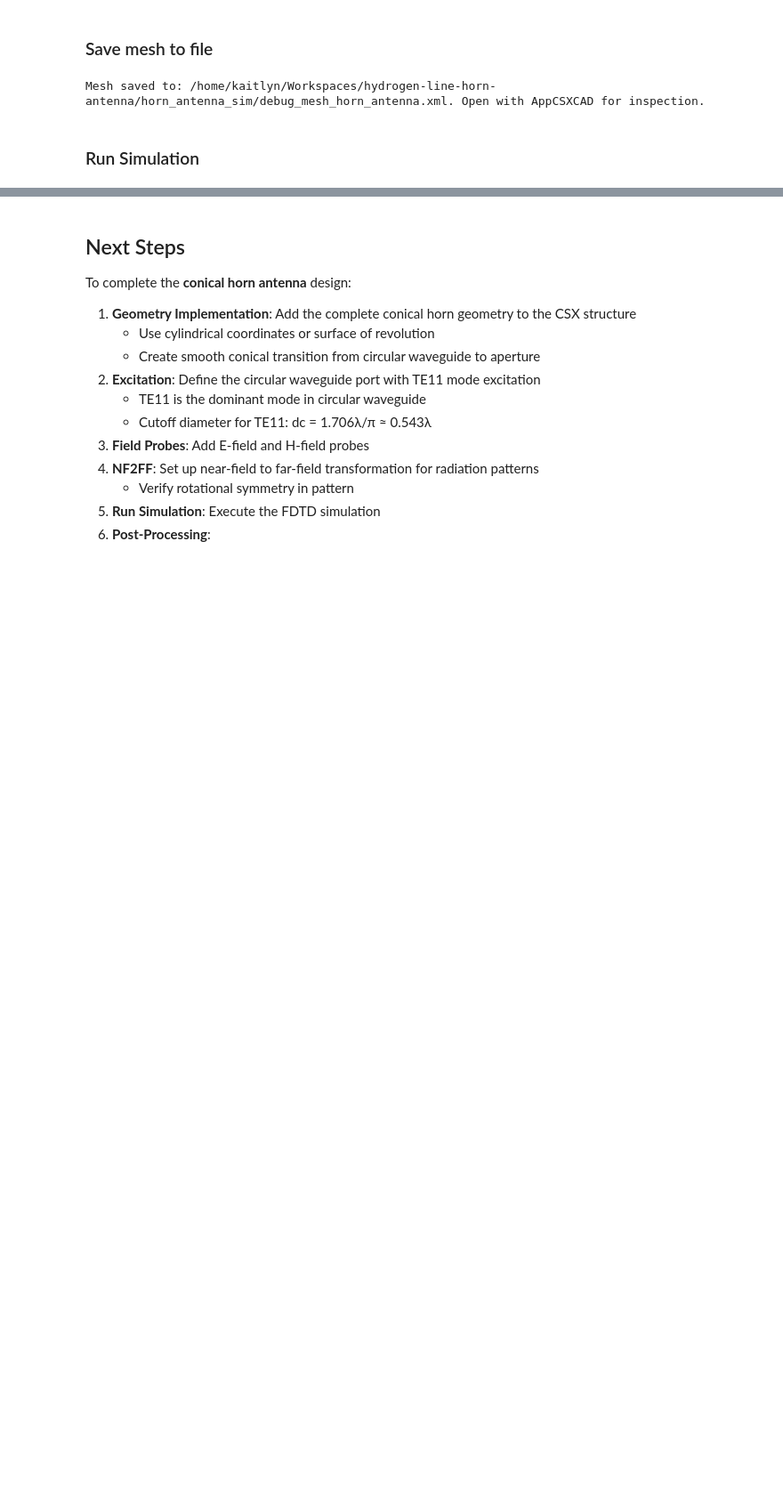
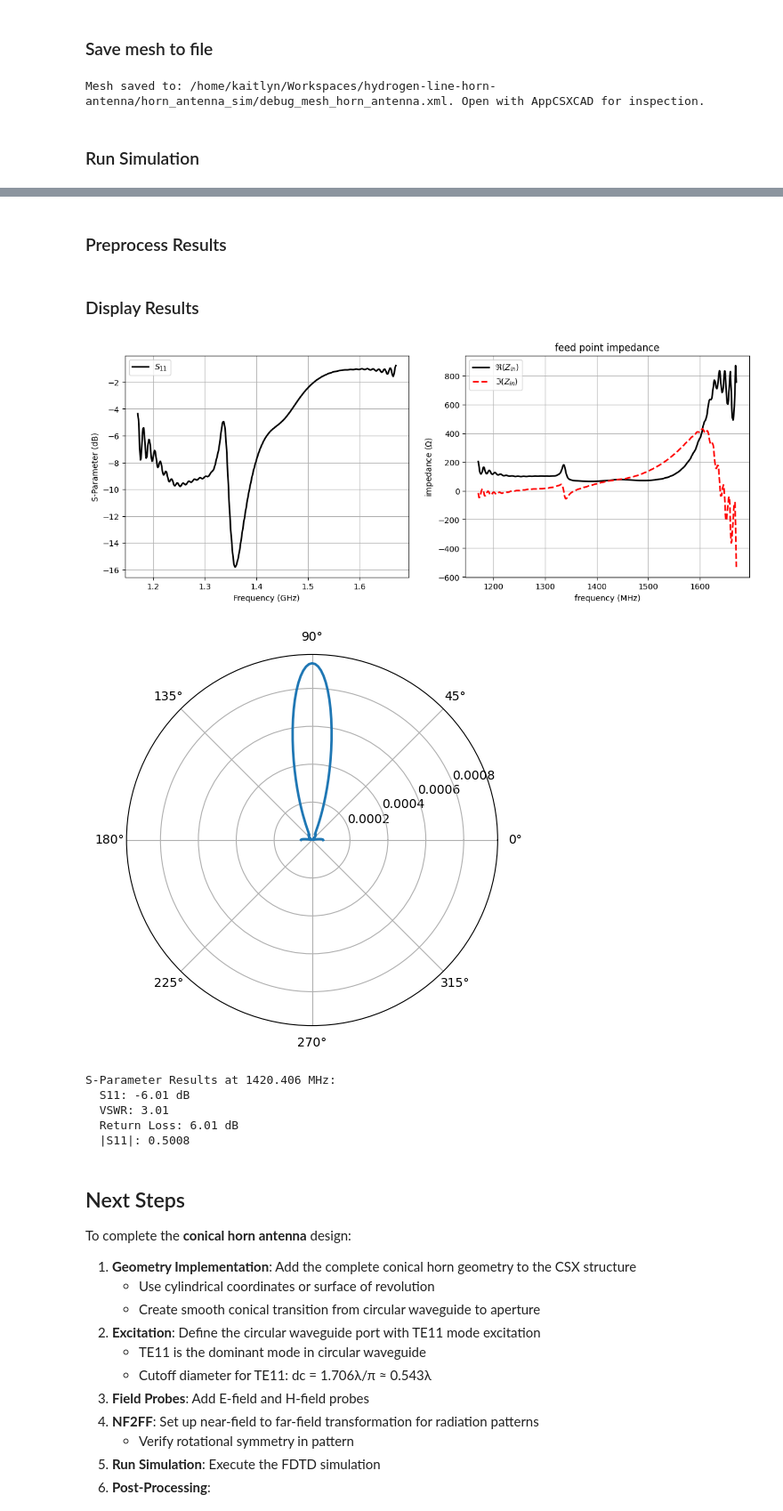
Before and after one commit to RainbowCache/hydrogen-line-horn-antenna, a Jupyter notebook: horn_antenna_design.ipynb, the cells around one changed output, grey strips where cells are left out. Shown at 89% size. Drawn from its saved outputs; the diff is of its cells as text; code cells hidden in the pictures; blank space fills up the shorter version.

Commit message:
We're getting useful results back from the testing.

```diff
--- a/horn_antenna_design.ipynb
+++ b/horn_antenna_design.ipynb
@@ -1683,38 +1672,77 @@ RunFDTD: Warning: Max. number of timesteps was reached before the end-criteria o
+# %% [markdown]
+### Preprocess Results
+# %%
+bandwidth_hz = 500e6 # 100 MHz bandwidth
+f = np.linspace(max(1e9,target_center_frequency_hz - (bandwidth_hz/2)), target_center_frequency_hz + (bandwidth_hz/2),401)
+port.CalcPort(output_directory, f)
+Zin = port.uf_tot / port.if_tot # Calculate input impedance.
+s11 = port.uf_ref/port.uf_inc # Calculate S11
+s11_dB = 20.0*np.log10(np.abs(s11)) # S11 in dB
+theta = np.arange(0.,180.,1.)
+phi = np.arange(-180,180,2)
+nf2ff_calc = nf2ff_horn.CalcNF2FF(output_directory, f, 90, phi, read_cached=False, outfile='nf2ff_xy.h5')
+# %% [markdown]
+### Display Results
 # %%
-from matplotlib import legend
-
+from matplotlib import figure, legend
+from matplotlib.pyplot import plot, title, xlabel, ylabel
+from numpy import imag
 
 if openems_available:
-        bandwidth_hz = 500e6 # 100 MHz bandwidth
-        f = np.linspace(max(1e9,target_center_frequency_hz - (bandwidth_hz/2)), target_center_frequency_hz + (bandwidth_hz/2),401)
-        port.CalcPort(output_directory, f)
-        s11 = port.uf_ref/port.uf_inc
-        s11_dB = 20.0*np.log10(np.abs(s11))
-
         # Plot S11 results
         fig, (ax1, ax2) = plt.subplots(1, 2, figsize=(14, 5))
+        fig2, (pl1) =plt.subplots(1, 1, figsize=(14, 5), subplot_kw={'projection': 'polar'})
 
         # S11 magnitude in dB
         ax1.plot(f/1e9, s11_dB, 'k-', linewidth=2, label='$S_{11}$')
         ax1.grid()
         ax1.legend()
-        ax1.set_ylabel('S-Parameter (dB)')
-        ax1.set_xlabel('Frequency (GHz)')
+        ax1.set_ylabel(r'S-Parameter (dB)')
+        ax1.set_xlabel(r'Frequency (GHz)')
+
+
+        # plot feed point impedance
+        # ax2.figure()
+        ax2.plot( f/1e6, np.real(Zin), 'k-', linewidth=2, label=r'$\Re(Z_{in})$' )
+        ax2.grid()
+        ax2.plot( f/1e6, imag(Zin), 'r--', linewidth=2, label=r'$\Im(Z_{in})$' )
+        ax2.set_title( r'feed point impedance' )
+        ax2.set_xlabel( r'frequency (MHz)' )
+        ax2.set_ylabel( r'impedance ($\Omega$)' )
+        ax2.legend( )
+
+        idx = np.where((s11_dB<-10) & (s11_dB==np.min(s11_dB)))[0]
+        if not len(idx)==1:
+                print('No resonance frequency found for far-field calulation')
+        else:
+                f_res = f[idx[0]]
+                E_norm = np.log10(nf2ff_calc.E_norm/np.max(nf2ff_calc.E_norm))
+                E_norm_zero = E_norm[0]
+                pl1.plot(np.deg2rad(theta), 10**(np.squeeze(E_norm_zero)), linewidth=2, label='xy-plane')
+
 
         plt.tight_layout()
         plt.show()
 
         # Print key metrics
         center_idx = len(f)//2
         print(f"\nS-Parameter Results at {target_center_frequency_hz/1e6:.3f} MHz:")
         print(f"  S11: {s11_dB[center_idx]:.2f} dB")
         print(f"  VSWR: {(1 + np.abs(s11[center_idx])) / (1 - np.abs(s11[center_idx])):.2f}")
         print(f"  Return Loss: {-s11_dB[center_idx]:.2f} dB")
         print(f"  |S11|: {np.abs(s11[center_idx]):.4f}")
 
 else:
     print("⚠ OpenEMS not available.")
     print("Results visualization requires OpenEMS simulation data.")
+# %% [output]
+[figure, added]
+[figure, added]
+S-Parameter Results at 1420.406 MHz:
+  S11: -6.01 dB
+  VSWR: 3.01
+  Return Loss: 6.01 dB
+  |S11|: 0.5008
 # %% [markdown]
 ## Next Steps
 
```
Also changed, not shown: parts of 3 cells of this notebook.
